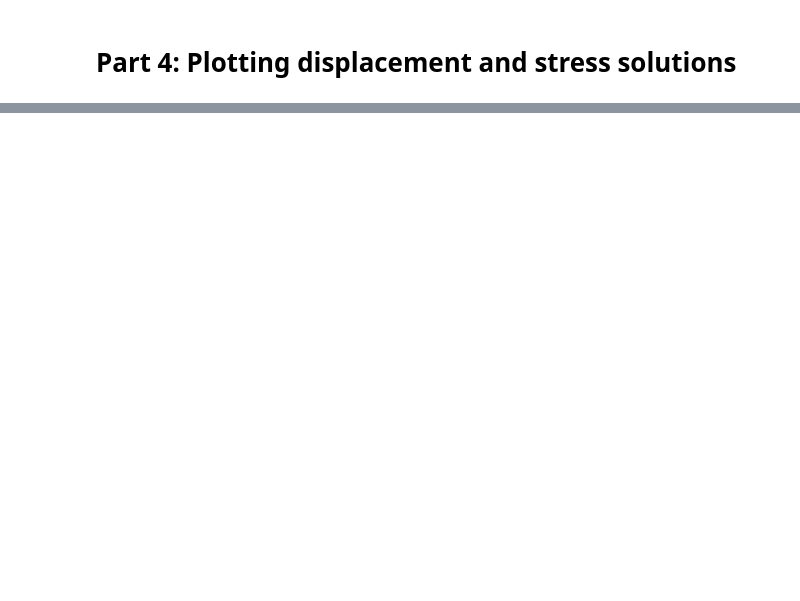
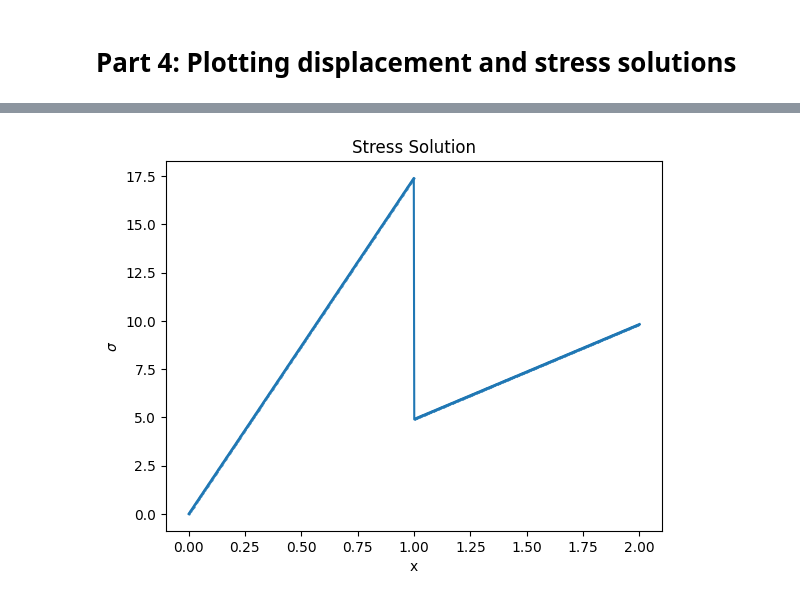
Before and after one commit to Ali-7800/ME471, a Jupyter notebook: HW5/problem_2.ipynb, the cells around one changed output, grey strips where cells are left out. Saved outputs shown, nothing was run; the diff lists cells and outputs as text; code cells hidden in the pictures; blank space fills up the shorter version.

```diff
--- a/HW5/problem_2.ipynb
+++ b/HW5/problem_2.ipynb
@@ -166,0 +179,16 @@ Sum of external forces on beam:7.666666666666667
+# %%
+#create stress vector
+strain_e = U_ur[1:] - U_ur[:-1]
+x = np.linspace(0,2,1000)
+element_1_idx = x<=1
+element_2_idx = (x<=2)*(x>1)
+stress = np.zeros_like(x)
+stress[element_1_idx] = strain_e[0]*20*x[element_1_idx]
+stress[element_2_idx] = strain_e[1]*20*x[element_2_idx]
+plt.plot(x, stress,marker='.',markersize=1)
+plt.title("Stress Solution")
+plt.xlabel("x")
+plt.ylabel("$\sigma$")
+plt.show()
+# %% [output]
+[figure, added]
```
Also changed, not shown: parts of 4 cells of this notebook.
